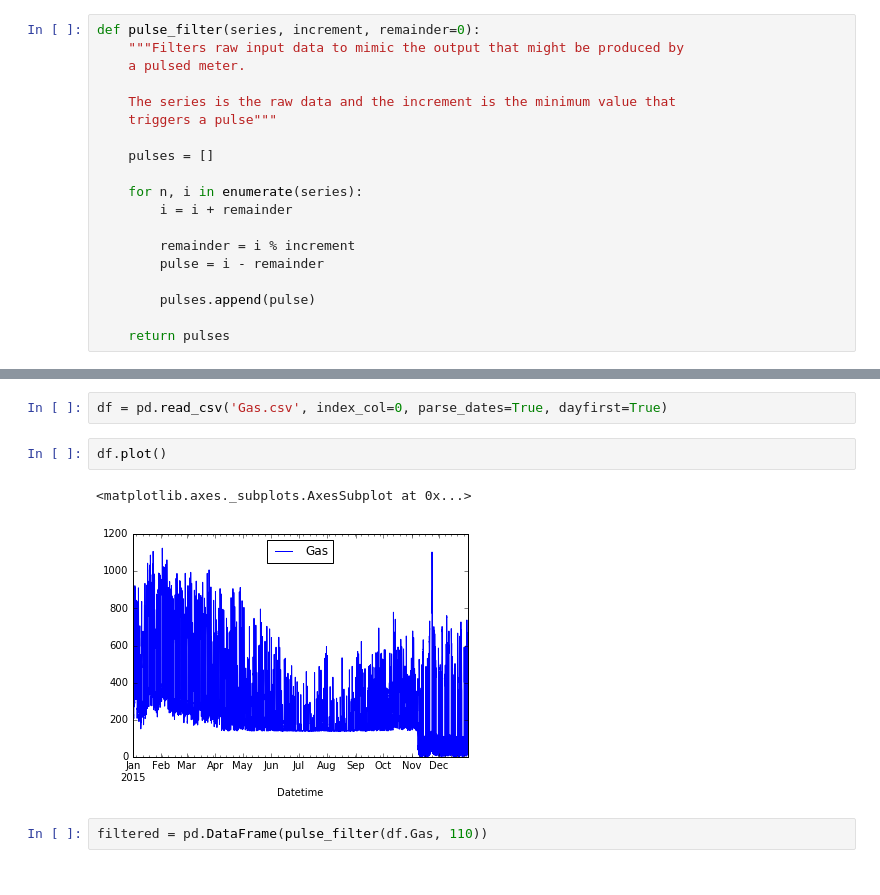
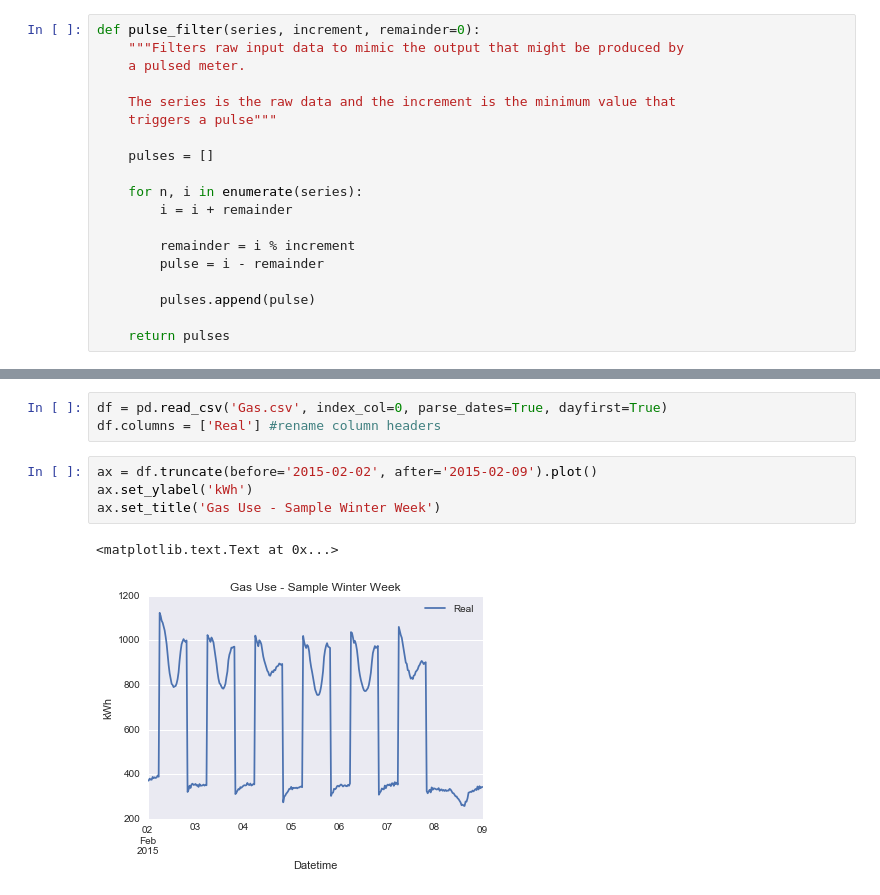
Before and after one commit to d-gleeson/pulsed_meters, a Jupyter notebook: Analysis.ipynb, the cells around one changed output, grey strips where cells are left out. Saved outputs shown, nothing was run; the diff lists cells and outputs as text.

```diff
--- a/Analysis.ipynb
+++ b/Analysis.ipynb
@@ -26,9 +39,10 @@ def pulse_filter(series, increment, remainder=0):
 # %%
 df = pd.read_csv('Gas.csv', index_col=0, parse_dates=True, dayfirst=True)
+df.columns = ['Real'] #rename column headers
-# %%
-df.plot()
-# %% [output]
-<matplotlib.axes._subplots.AxesSubplot at 0x...>
-[figure, removed]
-# %%
-filtered = pd.DataFrame(pulse_filter(df.Gas, 110))
+# %%
+ax = df.truncate(before='2015-02-02', after='2015-02-09').plot()
+ax.set_ylabel('kWh')
+ax.set_title('Gas Use - Sample Winter Week')
+# %% [output]
+<matplotlib.text.Text at 0x...>
+[figure, added]
```
Also changed, not shown: parts of 11 cells of this notebook, 1 other file.
